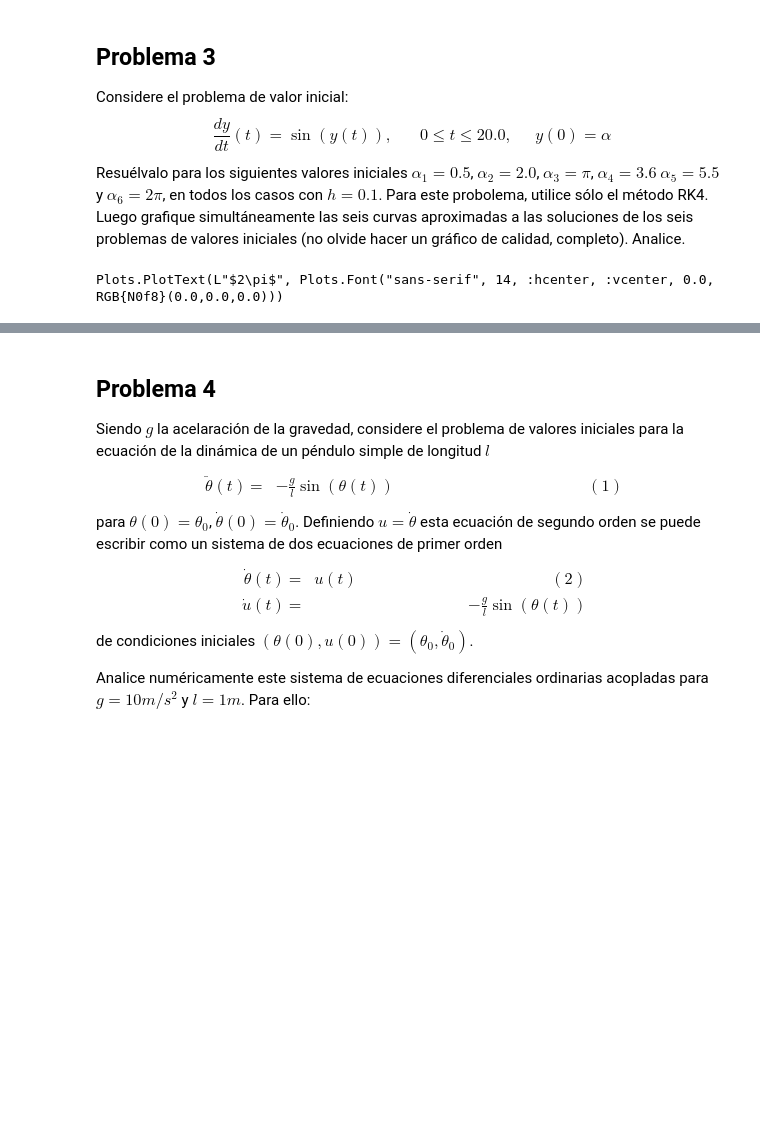
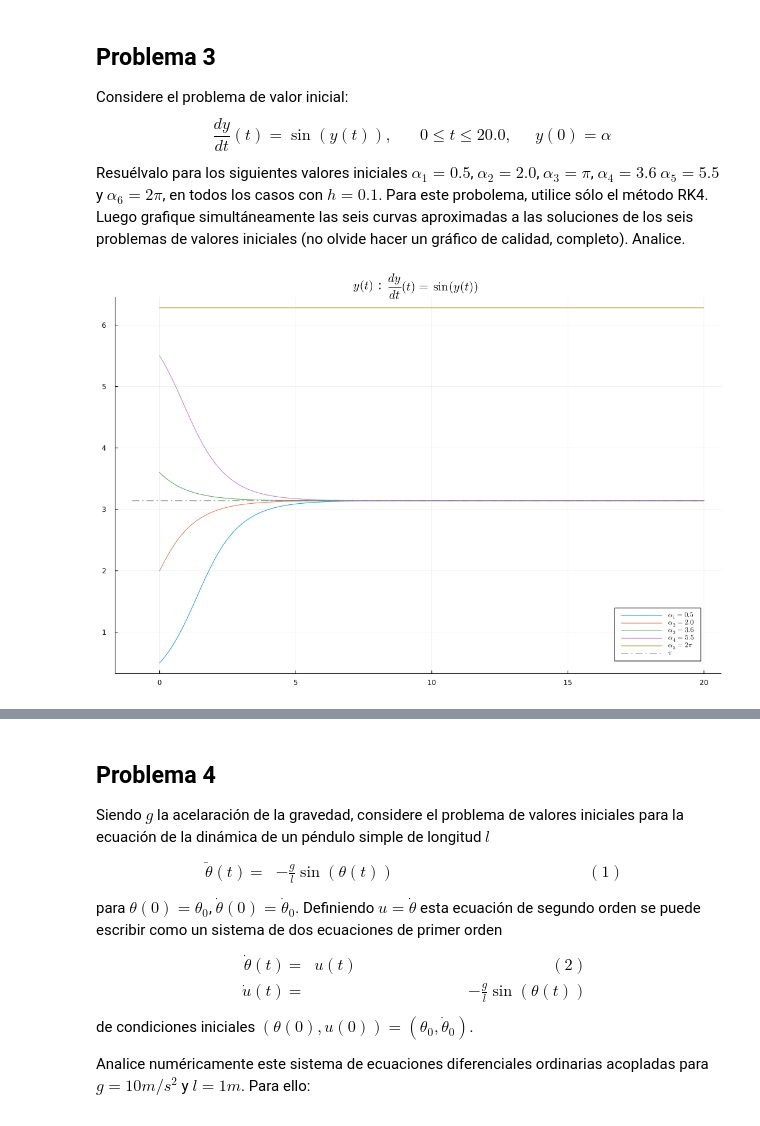
Before and after one commit to CuteS3al/Metodos-2024, a Jupyter notebook: Guia7/guia-7-2024.ipynb, the cells around one changed output, grey strips where cells are left out. Saved outputs shown, nothing was run; the diff lists cells and outputs as text; code cells hidden in the pictures; blank space fills up the shorter version.

```diff
--- a/Guia7/guia-7-2024.ipynb
+++ b/Guia7/guia-7-2024.ipynb
@@ -190,14 +176,12 @@ Analice.
 # %%
 F(y,t,p)=sin(y)
 
 fun(a)=dif_rk4(F,0,20,a,0.1)[1]
 plot(0:0.1:20,fun(0.5),label=L"$α_1=0.5$",title=L"$y(t)$ : $\frac{dy}{dt}(t) = \sin{(y(t))}$ ",size=(1080,720))
 plot!(0:0.1:20,fun(2.0),label=L"$α_2=2.0$")
 plot!(0:0.1:20,fun(3.6),label=L"$α_3=3.6$")
 plot!(0:0.1:20,fun(5.5),label=L"$α_4=5.5$")
 plot!(0:0.1:20,fun(2*pi),label=L"$α_5=2π$")
 plot!(-1:0.1:20,x->π,color=:grey,style=:dashdot,label=L"$\pi$")
-plot!(-5:0.1:-0.2,x->2*pi,color=:magenta,style=:dash,label=L"$2\pi$",xlim=(-1,20),yticks=sort!(append!([pi,2*pi],-2:1:7)),yaxis=(formatter=yticks))
-Plots.text(L"$2\pi$")
 # %% [output]
-Plots.PlotText(L"$2\pi$", Plots.Font("sans-serif", 14, :hcenter, :vcenter, 0.0, RGB{N0f8}(0.0,0.0,0.0)))
+[figure, added]
```
Also changed, not shown: parts of 15 cells of this notebook.
